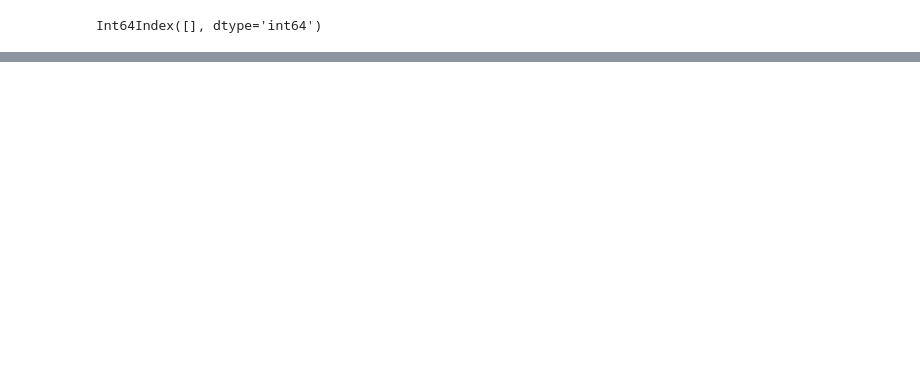
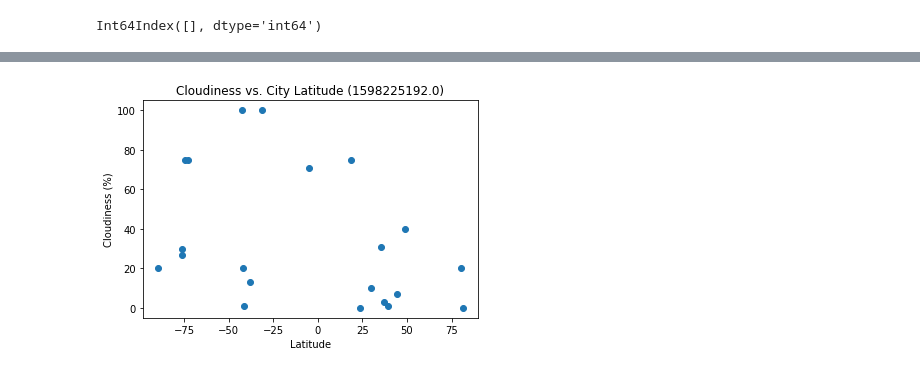
Before and after one commit to hannahduncan/python-api-challenge, a Jupyter notebook: WeatherPy/WeatherPy.ipynb, the cells around one changed output, grey strips where cells are left out. Cells and saved outputs as stored; diff of their text form; code cells hidden in the pictures; blank space fills up the shorter version.

```diff
--- a/WeatherPy/WeatherPy.ipynb
+++ b/WeatherPy/WeatherPy.ipynb
@@ -163,0 +194,12 @@ cleaned_weather_df.head()
+# %%
+x_values = cleaned_weather_df["Lat"]
+y_values = cleaned_weather_df["Cloudiness"]
+
+cloud_vs_lat = plt.scatter(x_values,y_values)
+plt.title(f"Cloudiness vs. City Latitude ({date})")
+plt.xlabel("Latitude")
+plt.ylabel("Cloudiness (%)")
+
+plt.savefig("Images/cloud_vs_lat.png")
+# %% [output]
+[figure, added]
```
Also changed, not shown: parts of 22 cells of this notebook, 16 other files.
